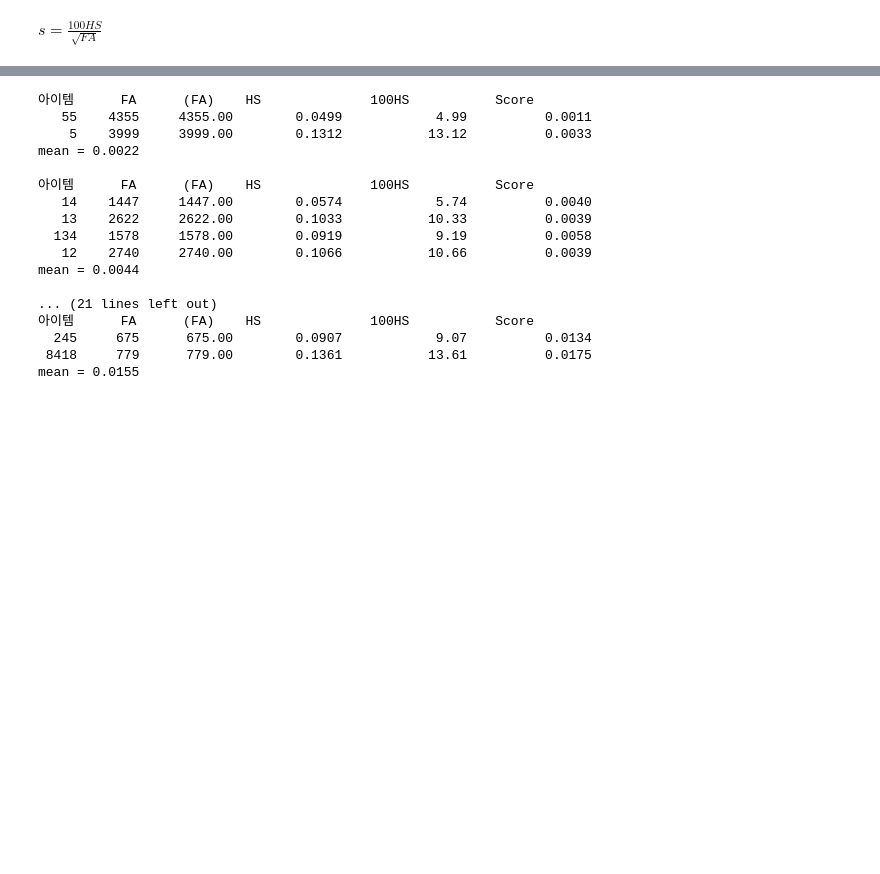
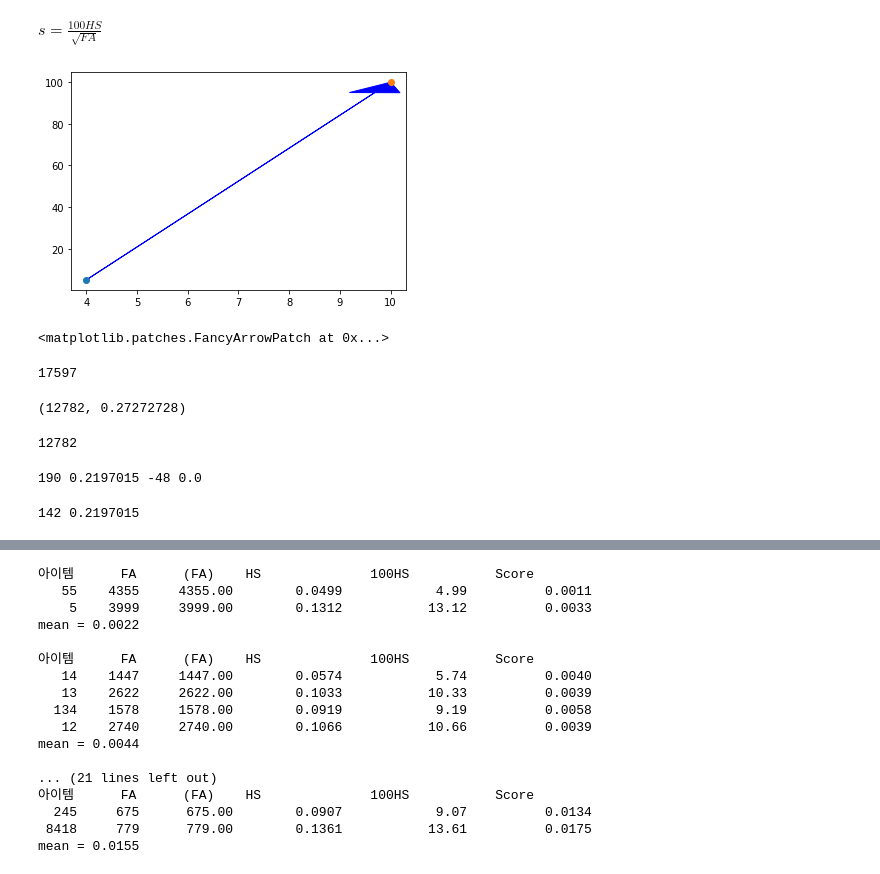
Before and after one commit to kyeongchan92/DA-for-SBR, a Jupyter notebook: main.ipynb, the cells around one changed output, grey strips where cells are left out. Drawn from its saved outputs; the diff is of its cells as text; code cells hidden in the pictures; blank space fills up the shorter version.

```diff
--- a/main.ipynb
+++ b/main.ipynb
@@ -181 +184,38 @@ fa_sqrt = {k:v for k, v in allitemcntr.items()}
 score = {i: 100 * msd[i][1]/fa_sqrt[i] for i in range(1, nof_items+1)}  # 아이템별 score 딕셔너리 계산
+# %%
+import numpy as np
+from matplotlib import pyplot as plt
+
+plt.scatter(4, 5)
+plt.scatter(10, 100)
+plt.arrow(4,5,10-4, 100-5,
+  shape='full', color='b', length_includes_head=True,
+  zorder=0, head_length=5, head_width=1)
+
+plt.show()
+# %% [output]
+[figure, added]
+# %%
+arrow
+# %% [output]
+<matplotlib.patches.FancyArrowPatch at 0x...>
+# %%
+i
+# %% [output]
+17597
+# %%
+msd[i]
+# %% [output]
+(12782, 0.27272728)
+# %%
+ms_i
+# %% [output]
+12782
+# %%
+print(allitemcntr[i], msd[i][1], allitemcntr[ms_i] - allitemcntr[i], msd[ms_i][1] - msd[i][1])
+# %% [output]
+190 0.2197015 -48 0.0
+# %%
+print(allitemcntr[ms_i], msd[ms_i][1])
+# %% [output]
+142 0.2197015
```
Also changed, not shown: parts of 58 cells of this notebook.
